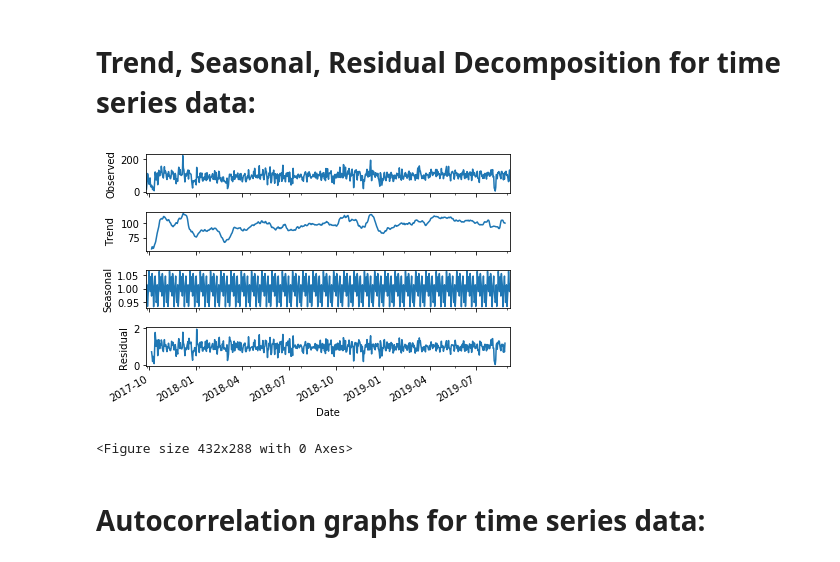
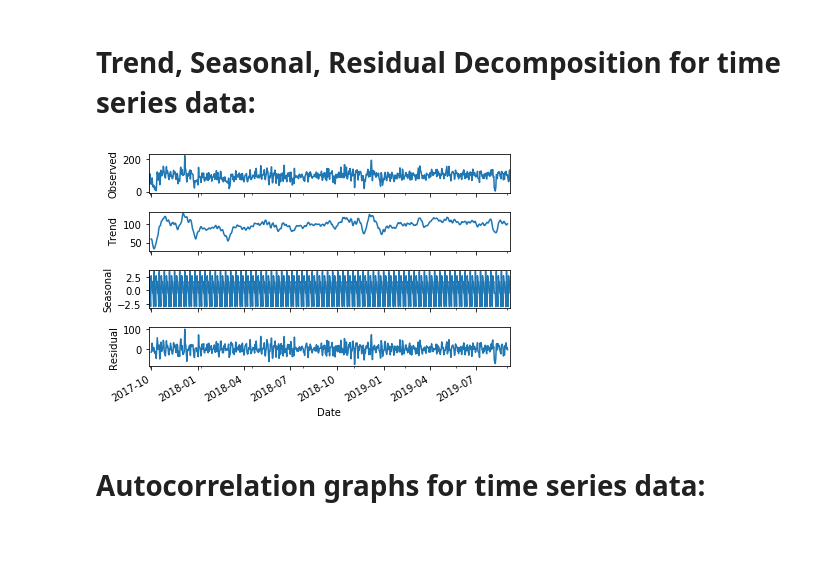
Before and after one commit to rameshadhikari1/Project1, a Jupyter notebook: datafiles/statistical_inference.ipynb, the cells around one changed output. Drawn from its saved outputs; the diff is of its cells as text; code cells hidden in the pictures.

```diff
--- a/datafiles/statistical_inference.ipynb
+++ b/datafiles/statistical_inference.ipynb
@@ -237,14 +239,12 @@ _=plt.yticks(fontsize=14)
 # %% [markdown]
 # Trend, Seasonal, Residual Decomposition for time series data:
 # %%
-yy=df0.groupby('Date').sum()[['month','Accident']]
+yy=df0.groupby('Date').sum()[['Accident', 'day']]
 # %%
-decomposition = seasonal_decompose(yy['Accident'], model='multiplicative', freq=20)
+decomposition = seasonal_decompose(yy['Accident'], model='additive', freq=10)
 fig = decomposition.plot()
 plt.show()
-plt.tight_layout()
 # %% [output]
-[figure, old version]
+[figure, new version]
-<Figure size 432x288 with 0 Axes>
 # %% [markdown]
 # Autocorrelation graphs for time series data:
```
Also changed, not shown: parts of 4 cells of this notebook.
